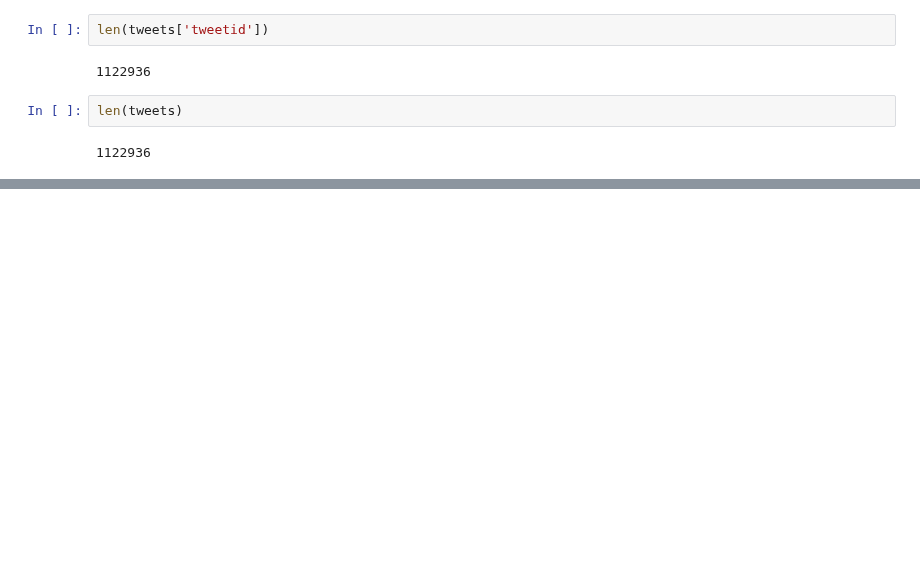
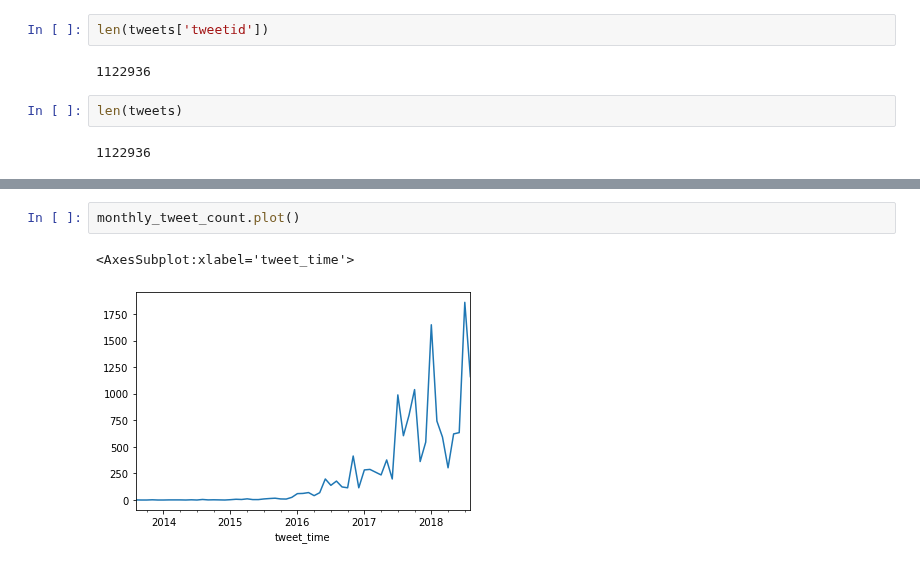
Before and after one commit to lamthuyvo/cuny-advanced-data-journalism, a Jupyter notebook: exercise-files/pandas/time_series_with_pandas/notebooks/twitter-time-series-analysis-solution.ipynb, the cells around one changed output, grey strips where cells are left out. Drawn from its saved outputs; the diff is of its cells as text; blank space fills up the shorter version.

```diff
--- a/exercise-files/pandas/time_series_with_pandas/notebooks/twitter-time-series-analysis-solution.ipynb
+++ b/exercise-files/pandas/time_series_with_pandas/notebooks/twitter-time-series-analysis-solution.ipynb
@@ -217,0 +223,5 @@ len(tweets)
+# %%
+monthly_tweet_count.plot()
+# %% [output]
+<AxesSubplot:xlabel='tweet_time'>
+[figure, added]
```
Also changed, not shown: parts of 22 cells of this notebook, 3 other files.
